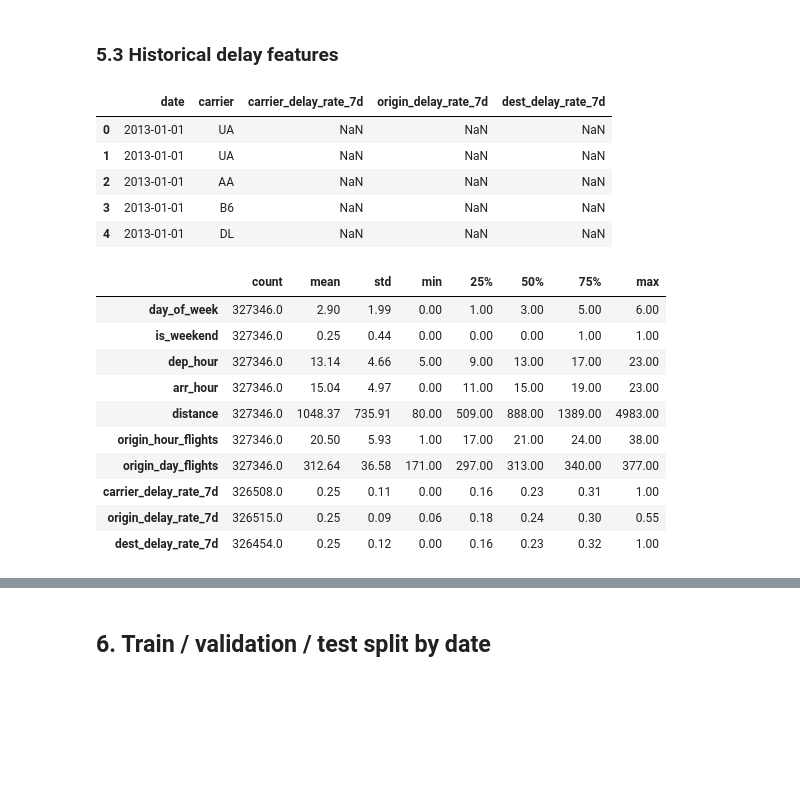
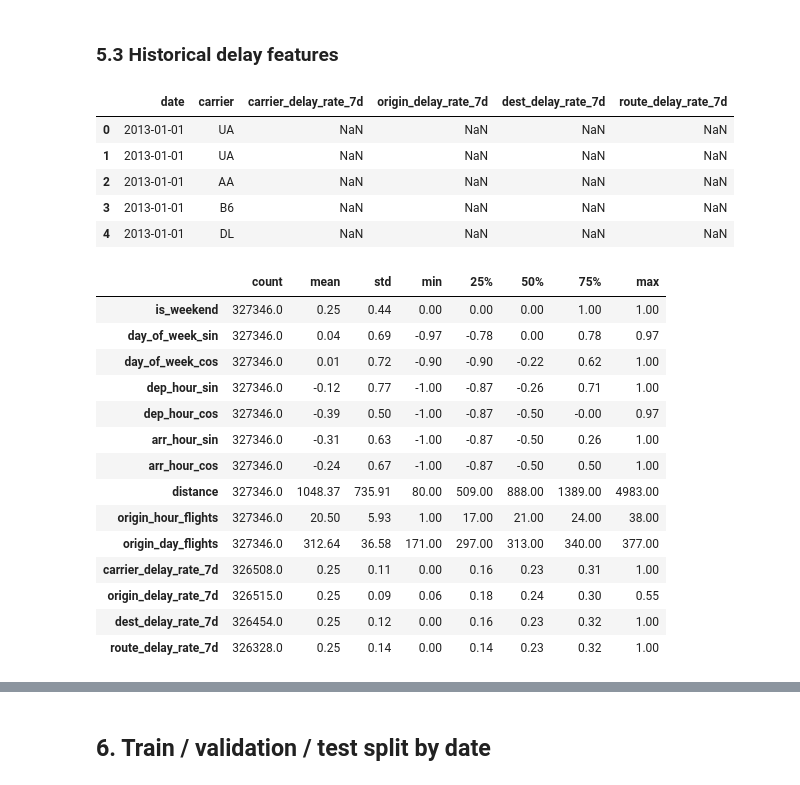
Before and after one commit to mayank-pillai-99/flight-delay-prediction, a Jupyter notebook: flight_delay_prediction.ipynb, the cells around one changed output, grey strips where cells are left out. Drawn from its saved outputs; the diff is of its cells as text; code cells hidden in the pictures; blank space fills up the shorter version.

```diff
--- a/flight_delay_prediction.ipynb
+++ b/flight_delay_prediction.ipynb
@@ -188,3 +188,14 @@ df.columns.tolist()
 # %%
 df["is_weekend"] = (df["day_of_week"] >= 5).astype(int)
 df["arr_hour"] = df["sched_arr_time"] // 100
+
+# Cyclic encoding: hour 23 is next to hour 0 and Sunday is next to Monday,
+# so each time value is placed on a circle using sine and cosine
+df["dep_hour_sin"] = np.sin(2 * np.pi * df["dep_hour"] / 24)
+df["dep_hour_cos"] = np.cos(2 * np.pi * df["dep_hour"] / 24)
+df["arr_hour_sin"] = np.sin(2 * np.pi * df["arr_hour"] / 24)
+df["arr_hour_cos"] = np.cos(2 * np.pi * df["arr_hour"] / 24)
+df["day_of_week_sin"] = np.sin(2 * np.pi * df["day_of_week"] / 7)
+df["day_of_week_cos"] = np.cos(2 * np.pi * df["day_of_week"] / 7)
+
+df[["dep_hour", "dep_hour_sin", "dep_hour_cos"]].drop_duplicates().sort_values("dep_hour").head()
@@ -227,40 +245,48 @@ def add_past_delay_rate(df, col, window=7):
     rate = rate.stack().rename(new_col).reset_index()
     return df.merge(rate, on=["date", col], how="left")
 
-for col in ["carrier", "origin", "dest"]:
+# Route = origin and destination together, e.g. "JFK-LAX"
+df["route"] = df["origin"] + "-" + df["dest"]
+
+for col in ["carrier", "origin", "dest", "route"]:
     df = add_past_delay_rate(df, col)
 
-df[["date", "carrier", "carrier_delay_rate_7d", "origin_delay_rate_7d", "dest_delay_rate_7d"]].head()
+df[["date", "carrier", "carrier_delay_rate_7d", "origin_delay_rate_7d", "dest_delay_rate_7d", "route_delay_rate_7d"]].head()
 # %% [output]
-|  | date | carrier | carrier_delay_rate_7d | origin_delay_rate_7d | dest_delay_rate_7d |
-| 0 | 2013-01-01 | UA | NaN | NaN | NaN |
-| 1 | 2013-01-01 | UA | NaN | NaN | NaN |
-| 2 | 2013-01-01 | AA | NaN | NaN | NaN |
-| 3 | 2013-01-01 | B6 | NaN | NaN | NaN |
-| 4 | 2013-01-01 | DL | NaN | NaN | NaN |
+|  | date | carrier | carrier_delay_rate_7d | origin_delay_rate_7d | dest_delay_rate_7d | route_delay_rate_7d |
+| 0 | 2013-01-01 | UA | NaN | NaN | NaN | NaN |
+| 1 | 2013-01-01 | UA | NaN | NaN | NaN | NaN |
+| 2 | 2013-01-01 | AA | NaN | NaN | NaN | NaN |
+| 3 | 2013-01-01 | B6 | NaN | NaN | NaN | NaN |
+| 4 | 2013-01-01 | DL | NaN | NaN | NaN | NaN |
 # %%
 # Final feature list
-numeric_features = ["day_of_week", "is_weekend", "dep_hour", "arr_hour", "distance",
+numeric_features = ["is_weekend", "day_of_week_sin", "day_of_week_cos",
+                    "dep_hour_sin", "dep_hour_cos", "arr_hour_sin", "arr_hour_cos", "distance",
                     "origin_hour_flights", "origin_day_flights",
-                    "carrier_delay_rate_7d", "origin_delay_rate_7d", "dest_delay_rate_7d"]
+                    "carrier_delay_rate_7d", "origin_delay_rate_7d", "dest_delay_rate_7d", "route_delay_rate_7d"]
 categorical_features = ["carrier", "origin", "dest"]
 
 # Sanity check: no leaky column is used as a feature
 assert not set(leaky_columns) & set(numeric_features + categorical_features)
 
 df[numeric_features].describe().T.round(2)
 # %% [output]
 |  | count | mean | std | min | 25% | 50% | 75% | max |
-| day_of_week | 327346.0 | 2.90 | 1.99 | 0.00 | 1.00 | 3.00 | 5.00 | 6.00 |
 | is_weekend | 327346.0 | 0.25 | 0.44 | 0.00 | 0.00 | 0.00 | 1.00 | 1.00 |
-| dep_hour | 327346.0 | 13.14 | 4.66 | 5.00 | 9.00 | 13.00 | 17.00 | 23.00 |
-| arr_hour | 327346.0 | 15.04 | 4.97 | 0.00 | 11.00 | 15.00 | 19.00 | 23.00 |
+| day_of_week_sin | 327346.0 | 0.04 | 0.69 | -0.97 | -0.78 | 0.00 | 0.78 | 0.97 |
+| day_of_week_cos | 327346.0 | 0.01 | 0.72 | -0.90 | -0.90 | -0.22 | 0.62 | 1.00 |
+| dep_hour_sin | 327346.0 | -0.12 | 0.77 | -1.00 | -0.87 | -0.26 | 0.71 | 1.00 |
+| dep_hour_cos | 327346.0 | -0.39 | 0.50 | -1.00 | -0.87 | -0.50 | -0.00 | 0.97 |
+| arr_hour_sin | 327346.0 | -0.31 | 0.63 | -1.00 | -0.87 | -0.50 | 0.26 | 1.00 |
+| arr_hour_cos | 327346.0 | -0.24 | 0.67 | -1.00 | -0.87 | -0.50 | 0.50 | 1.00 |
 | distance | 327346.0 | 1048.37 | 735.91 | 80.00 | 509.00 | 888.00 | 1389.00 | 4983.00 |
 | origin_hour_flights | 327346.0 | 20.50 | 5.93 | 1.00 | 17.00 | 21.00 | 24.00 | 38.00 |
 | origin_day_flights | 327346.0 | 312.64 | 36.58 | 171.00 | 297.00 | 313.00 | 340.00 | 377.00 |
 | carrier_delay_rate_7d | 326508.0 | 0.25 | 0.11 | 0.00 | 0.16 | 0.23 | 0.31 | 1.00 |
 | origin_delay_rate_7d | 326515.0 | 0.25 | 0.09 | 0.06 | 0.18 | 0.24 | 0.30 | 0.55 |
 | dest_delay_rate_7d | 326454.0 | 0.25 | 0.12 | 0.00 | 0.16 | 0.23 | 0.32 | 1.00 |
+| route_delay_rate_7d | 326328.0 | 0.25 | 0.14 | 0.00 | 0.14 | 0.23 | 0.32 | 1.00 |
 # %%
 corr = df[numeric_features + ["delayed"]].corr()
 
```
Also changed, not shown: parts of 13 cells of this notebook, 8 other files.
